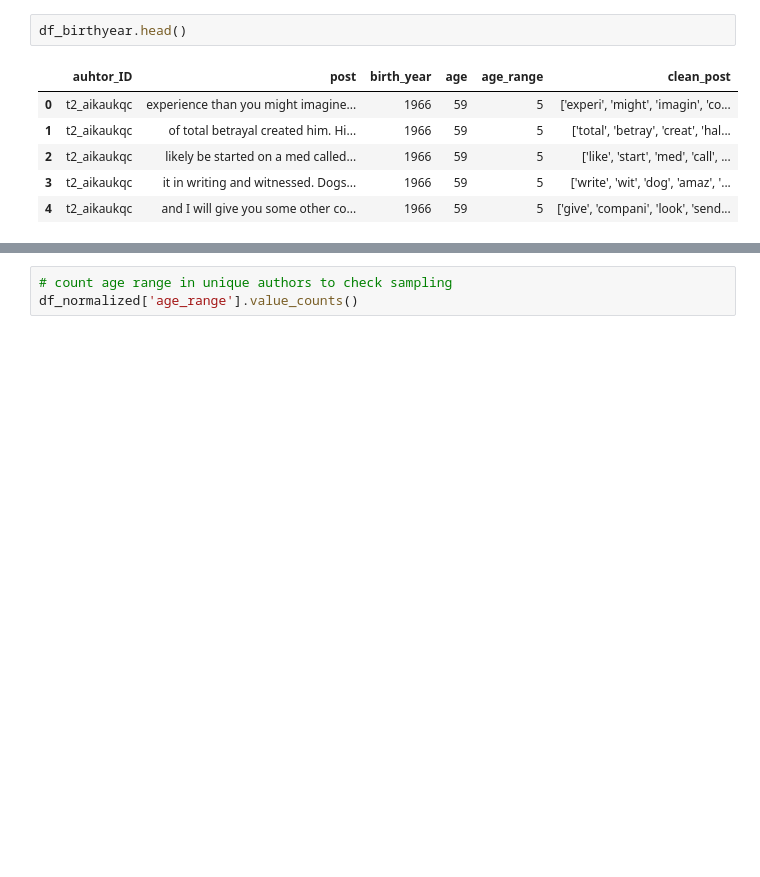
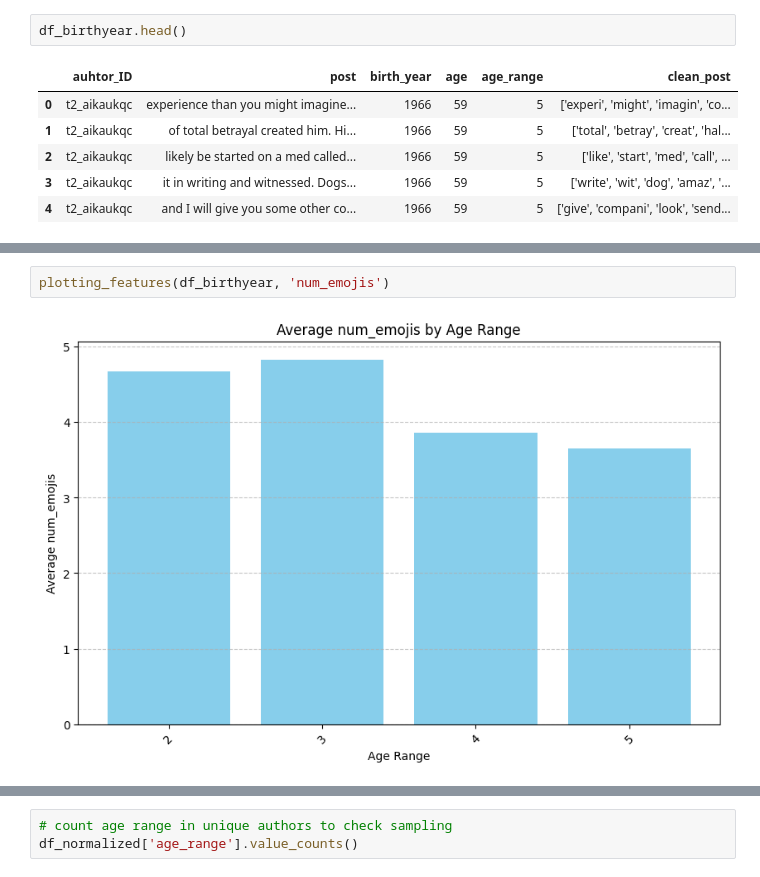
Before and after one commit to zitagodrie/Language-and-AI, a Jupyter notebook: preprocessing.ipynb, the cells around one changed output, grey strips where cells are left out. Cells and saved outputs as stored; diff of their text form; blank space fills up the shorter version.

```diff
--- a/preprocessing.ipynb
+++ b/preprocessing.ipynb
@@ -119,0 +137,4 @@ df_birthyear.head()
+# %%
+plotting_features(df_birthyear, 'num_emojis')
+# %% [output]
+[figure, added]
```
Also changed, not shown: parts of 15 cells of this notebook.
